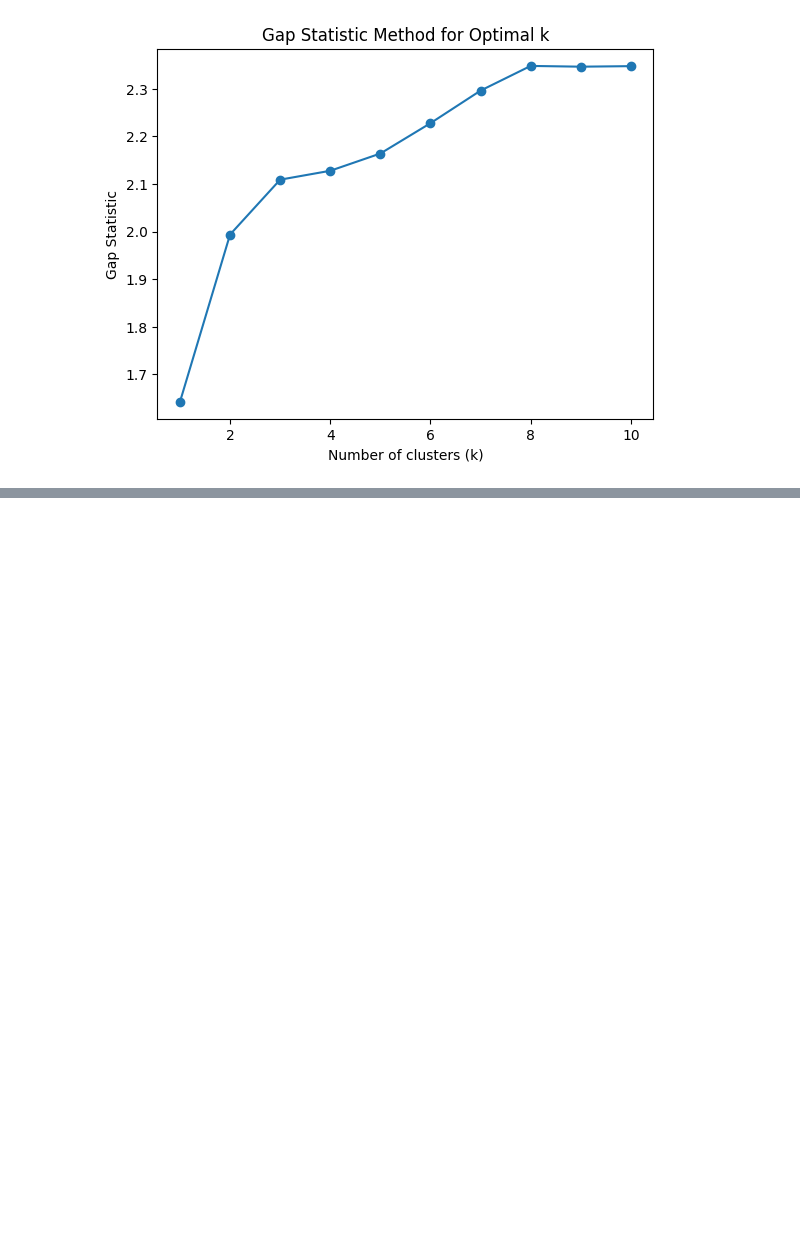
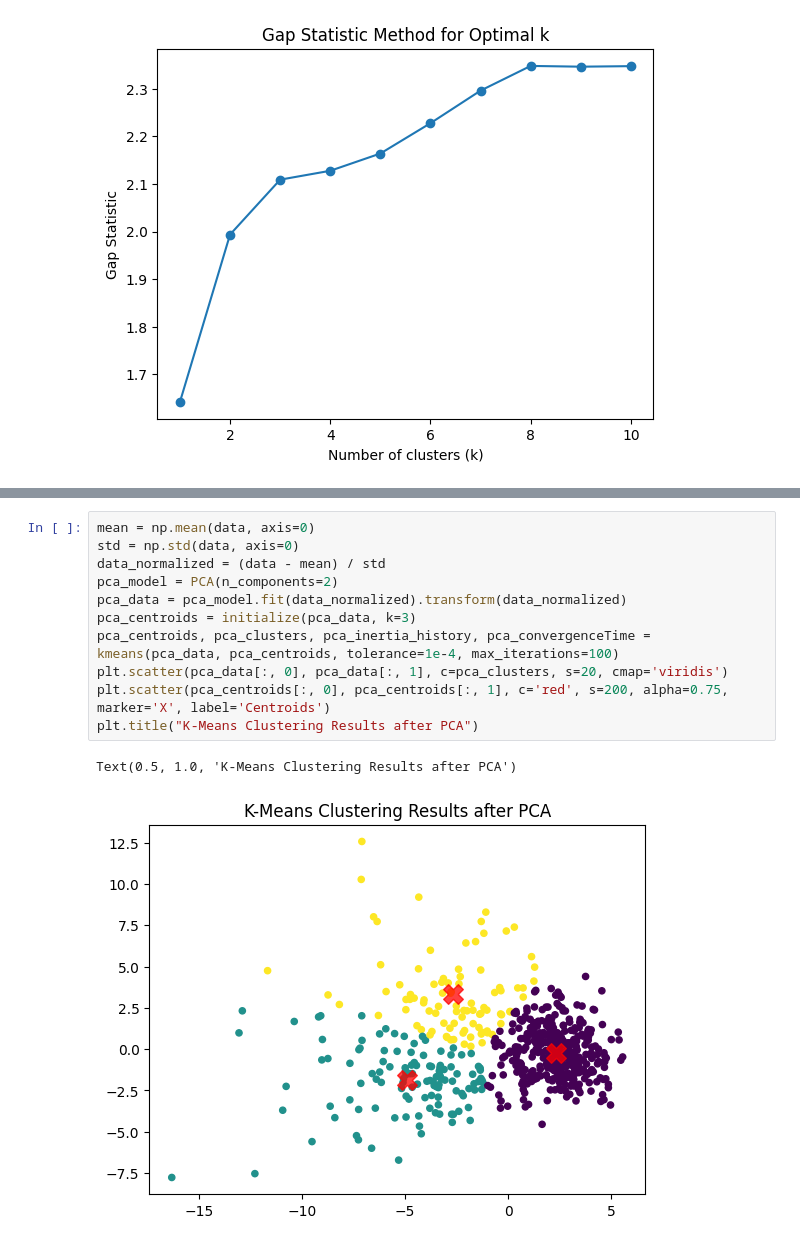
Before and after one commit to youssefmohamed0/ml_lab4, a Jupyter notebook: knn.ipynb, the cells around one changed output, grey strips where cells are left out. Saved outputs shown, nothing was run; the diff lists cells and outputs as text; blank space fills up the shorter version.

```diff
--- a/knn.ipynb
+++ b/knn.ipynb
@@ -253,2 +255,16 @@ Convergence iterations (speed):  32
 [figure]
 [figure]
+# %%
+mean = np.mean(data, axis=0)
+std = np.std(data, axis=0)
+data_normalized = (data - mean) / std
+pca_model = PCA(n_components=2)
+pca_data = pca_model.fit(data_normalized).transform(data_normalized)
+pca_centroids = initialize(pca_data, k=3)
+pca_centroids, pca_clusters, pca_inertia_history, pca_convergenceTime = kmeans(pca_data, pca_centroids, tolerance=1e-4, max_iterations=100)
+plt.scatter(pca_data[:, 0], pca_data[:, 1], c=pca_clusters, s=20, cmap='viridis')
+plt.scatter(pca_centroids[:, 0], pca_centroids[:, 1], c='red', s=200, alpha=0.75, marker='X', label='Centroids')
+plt.title("K-Means Clustering Results after PCA")
+# %% [output]
+Text(0.5, 1.0, 'K-Means Clustering Results after PCA')
+[figure, added]
```
Also changed, not shown: parts of 5 cells of this notebook, 2 other files.
